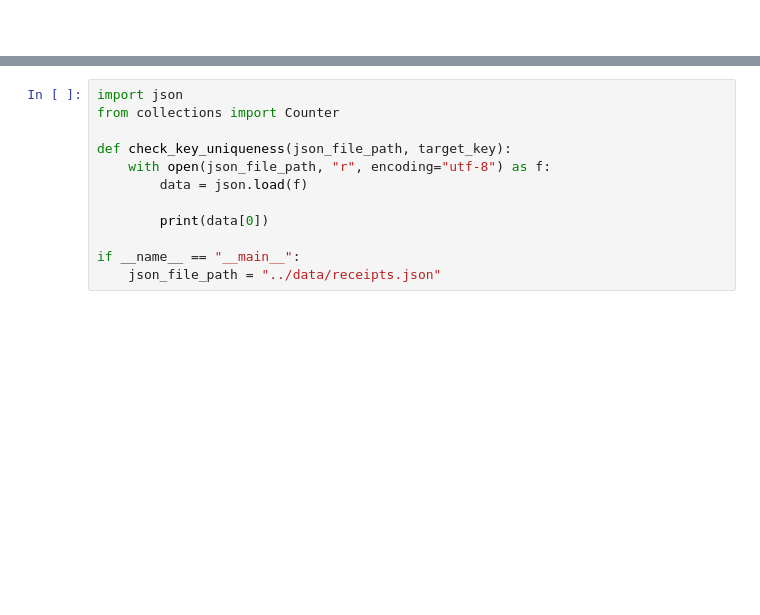
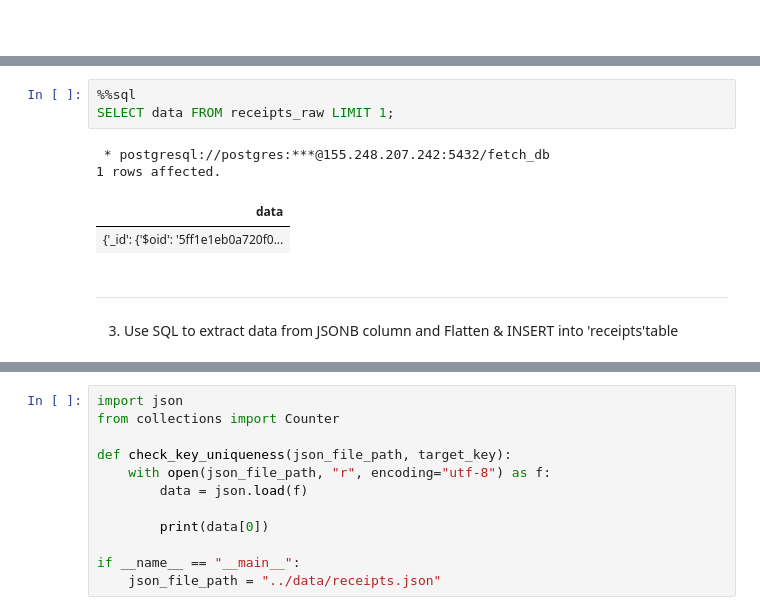
Before and after one commit to L3P3titPrince/015_FetchRewards_HW, a Jupyter notebook: src/FetchRewards_HW.ipynb, the cells around one changed output, grey strips where cells are left out. Cells and saved outputs as stored; diff of their text form; blank space fills up the shorter version.

```diff
--- a/src/FetchRewards_HW.ipynb
+++ b/src/FetchRewards_HW.ipynb
@@ -509,2 +491,14 @@ finally:
 # %% [output]
 ✅ Successfully inserted 1119 records into PostgreSQL!
+# %%
+%%sql
+SELECT data FROM receipts_raw LIMIT 1;
+# %% [output]
+ * postgresql://postgres:***@155.248.207.242:5432/fetch_db
+1 rows affected.
+| data |
+| {'_id': {'$oid': '5ff1e1eb0a720f0... |
+# %% [markdown]
+----------------
+# %% [markdown]
+3. Use SQL to extract data from JSONB column and Flatten & INSERT into 'receipts'table
```
Also changed, not shown: parts of 31 cells of this notebook.
